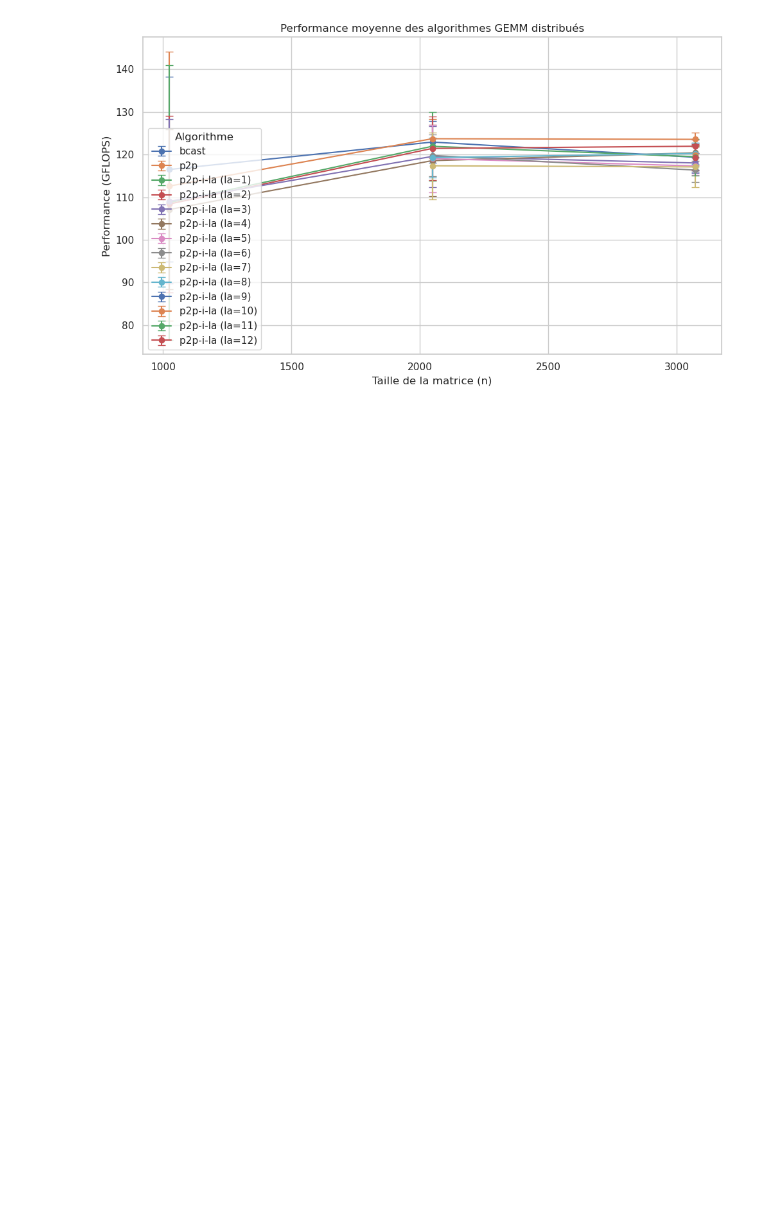
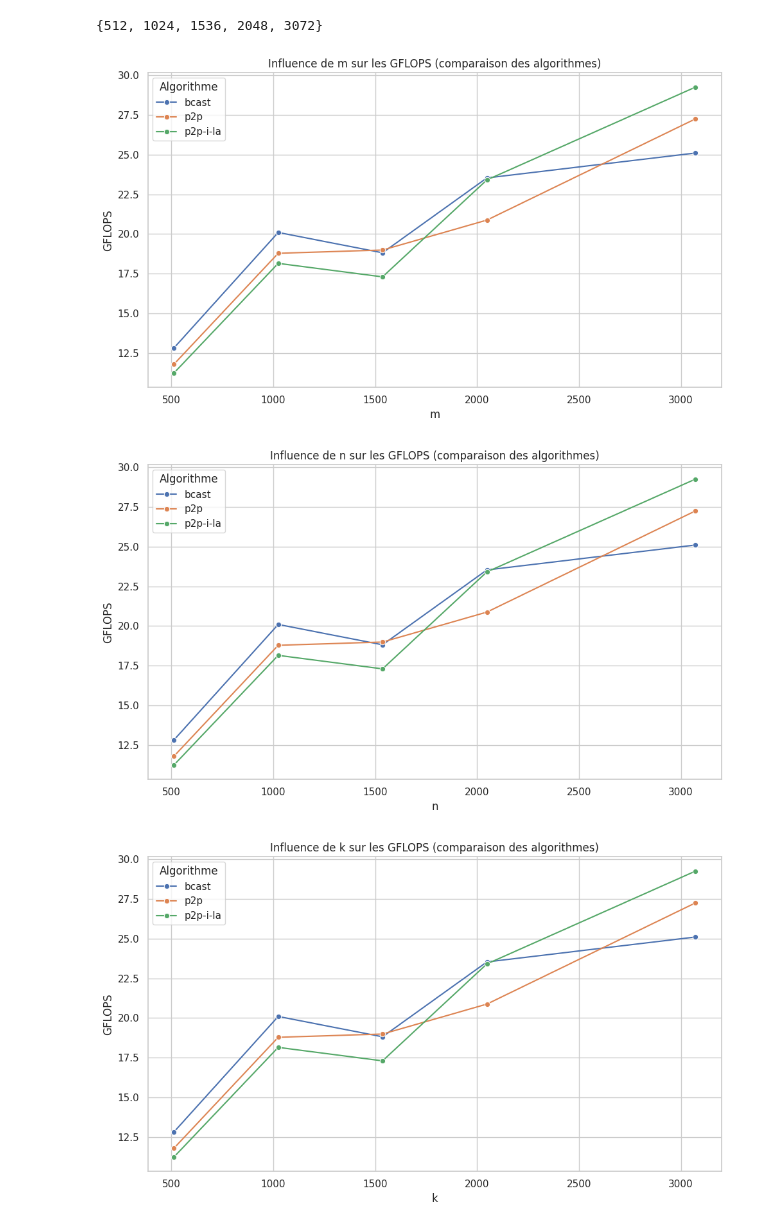
Before and after one commit to InesBesbes/MPI_HPC, a Jupyter notebook: plot_benchmark.ipynb, the cells around one changed output. Cells and saved outputs as stored; diff of their text form; code cells hidden in the pictures; blank space fills up the shorter version.

Commit message:
create bench_all.csv and do plots

```diff
--- a/plot_benchmark.ipynb
+++ b/plot_benchmark.ipynb
@@ -4,6 +4,7 @@ import matplotlib.pyplot as plt
 import seaborn as sns
 # %%
 df = pd.read_csv("bench.csv")
+df['lookahead'] = df['lookahead'].fillna(0).astype(int)
 # %%
 print("Shape:", df.shape)
 print(df.head())
@@ -18,3 +19,7 @@ Shape: (150, 9)
+# %%
+set(df['m'])
+# %% [output]
+{512, 1024, 1536, 2048, 3072}
 # %%
 # Ajouter une colonne 'size' pour n = m = k
-df["size"] = df["n"]  # ou moyenne des trois si elles sont différentes
+# df["size"] = df["n"]  # ou moyenne des trois si elles sont différentes
@@ -27,30 +26,20 @@ df_grouped = df.groupby(["size", "algo", "lookahead"]).agg(
-# %%
-sns.set(style="whitegrid")
-plt.figure(figsize=(10, 6))
-
-for algo in df_grouped["algo"].unique():
-    data = df_grouped[df_grouped["algo"] == algo]
-    label = f"{algo}"
-    if algo == "p2p-i-la":
-        # Afficher aussi le lookahead si pertinent
-        for la in sorted(data["lookahead"].unique()):
-            subdata = data[data["lookahead"] == la]
-            plt.errorbar(
-                subdata["size"], subdata["mean_gflops"], yerr=subdata["std_gflops"],
-                label=f"{algo} (la={la})", marker="o", capsize=4
-            )
-    else:
-        plt.errorbar(
-            data["size"], data["mean_gflops"], yerr=data["std_gflops"],
-            label=label, marker="o", capsize=4
-        )
-
-plt.title("Performance moyenne des algorithmes GEMM distribués")
-plt.xlabel("Taille de la matrice (n)")
-plt.ylabel("Performance (GFLOPS)")
-plt.legend(title="Algorithme")
-plt.tight_layout()
-plt.savefig("benchmarks_gemm_distribues.png")
-plt.show()
-# %% [output]
-[figure, removed]
+# %%
+sns.set(style="whitegrid")
+params = ['m', 'n', 'k', 'b', 'p', 'q', 'lookahead']
+# %%
+# Pour chaque paramètre, tracer la courbe gflops vs paramètre pour chaque algo
+for param in params:
+    plt.figure(figsize=(10, 6))
+    # Moyenne pour lisser les courbes si plusieurs mesures par point
+    df_group = df.groupby([param, 'algo'], as_index=False)['gflops'].mean()
+    sns.lineplot(data=df_group, x=param, y='gflops', hue='algo', marker='o')
+    plt.title(f"Influence de {param} sur les GFLOPS (comparaison des algorithmes)")
+    plt.xlabel(param)
+    plt.ylabel("GFLOPS")
+    plt.legend(title="Algorithme")
+    plt.tight_layout()
+    plt.show()
+# %% [output]
+[figure, added]
+[figure, added]
+[figure, added]
```
Also changed, not shown: parts of 7 cells of this notebook, 29 other files.
